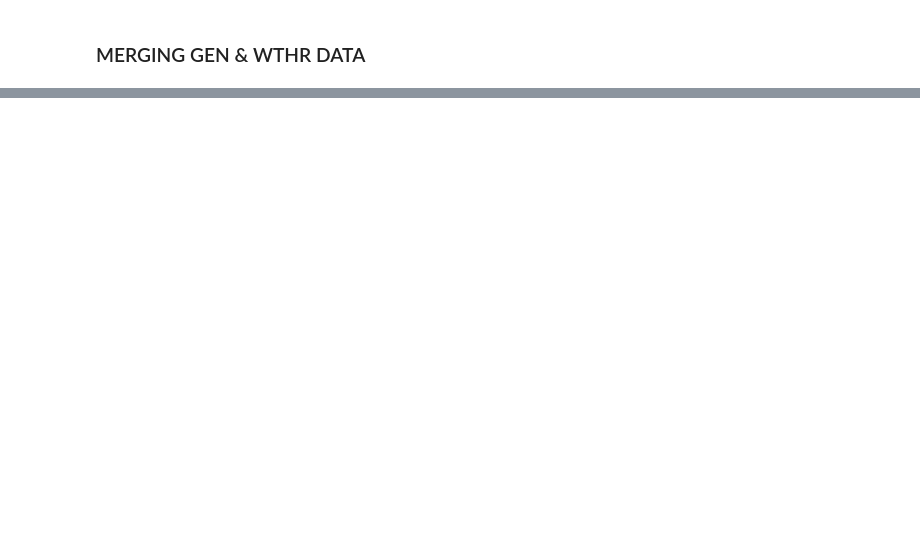
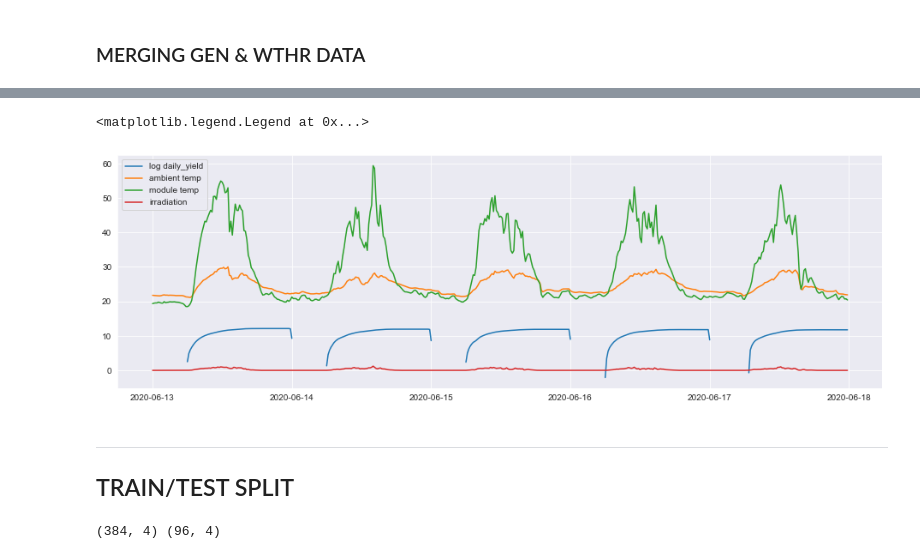
Before and after one commit to Ozxahmed/flatiron_capstone, a Jupyter notebook: notebooks/exploratory/oz_04_sarimax_exogenous.ipynb, the cells around one changed output, grey strips where cells are left out. Cells and saved outputs as stored; diff of their text form; code cells hidden in the pictures; blank space fills up the shorter version.

```diff
--- a/notebooks/exploratory/oz_04_sarimax_exogenous.ipynb
+++ b/notebooks/exploratory/oz_04_sarimax_exogenous.ipynb
@@ -189,0 +201,9 @@ pred_6_13[(pred_6_13.index >= '2020-06-17 06:00:00') & (pred_6_13.index <= '2020
+# %%
+# adding row with index 2020-06-17 06:15:00, with col val, to end of df
+pred_6_13.loc[pd.to_datetime('2020-06-17 06:15:00')] = 0
+
+# sorting df by index and setting in place
+pred_6_13.sort_index(inplace=True)
+
+# confirming row was inserted correctly
+pred_6_13[(pred_6_13.index >= '2020-06-17 06:00:00') & (pred_6_13.index <= '2020-06-17 07:00:00')]
@@ -189,0 +217,9 @@ pred_6_13[(pred_6_13.index >= '2020-06-17 06:00:00') & (pred_6_13.index <= '2020
+# %%
+# adding row with index 2020-06-17 06:30:00, with col val, to end of df
+pred_6_13.loc[pd.to_datetime('2020-06-17 06:30:00')] = 0
+
+# sorting df by index and setting in place
+pred_6_13.sort_index(inplace=True)
+
+# confirming row was inserted correctly
+pred_6_13[(pred_6_13.index >= '2020-06-17 06:00:00') & (pred_6_13.index <= '2020-06-17 07:00:00')]
@@ -192,8 +236,9 @@ pred_6_13[(pred_6_13.index >= '2020-06-17 06:00:00') & (pred_6_13.index <= '2020
 # %%
 # so we'll merge on the gen data, using all 3: ambient & module temp, & irradiation
 
-pred_6_13.merge(pred_wthr[['AMBIENT_TEMPERATURE','MODULE_TEMPERATURE', 'IRRADIATION']],
-                left_index=True, right_index=True, )
+pred_6_13 = pred_6_13.merge(pred_wthr[['AMBIENT_TEMPERATURE', 'MODULE_TEMPERATURE', 'IRRADIATION']],
+                left_index=True, right_index=True)
+pred_6_13
 # %% [output]
 |  | DAILY_YIELD | AMBIENT_TEMPERATURE | MODULE_TEMPERATURE | IRRADIATION |
 | DATE_TIME |  |  |  |  |
@@ -245,0 +265,21 @@ plt.show()
+# %%
+plt.figure(figsize=(16,5))
+plt.plot(np.log(pred_6_13.DAILY_YIELD), label='log daily_yield')
+plt.plot(pred_6_13.AMBIENT_TEMPERATURE, label='ambient temp')
+plt.plot(pred_6_13.MODULE_TEMPERATURE, label='module temp')
+plt.plot(pred_6_13.IRRADIATION, label='irradiation')
+plt.legend(loc='upper left')
+# %% [output]
+<matplotlib.legend.Legend at 0x...>
+[figure, added]
+# %% [markdown]
+---
+
+## TRAIN/TEST SPLIT
+# %%
+eotri = round(pred_6_13.shape[0] * .8)
+train_pred_6_13 = pred_6_13[:eotri]
+test_pred_6_13 = pred_6_13[eotri:]
+print(train_pred_6_13.shape, test_pred_6_13.shape)
+# %% [output]
+(384, 4) (96, 4)
```
Also changed, not shown: parts of 54 cells of this notebook, 5 other files.
